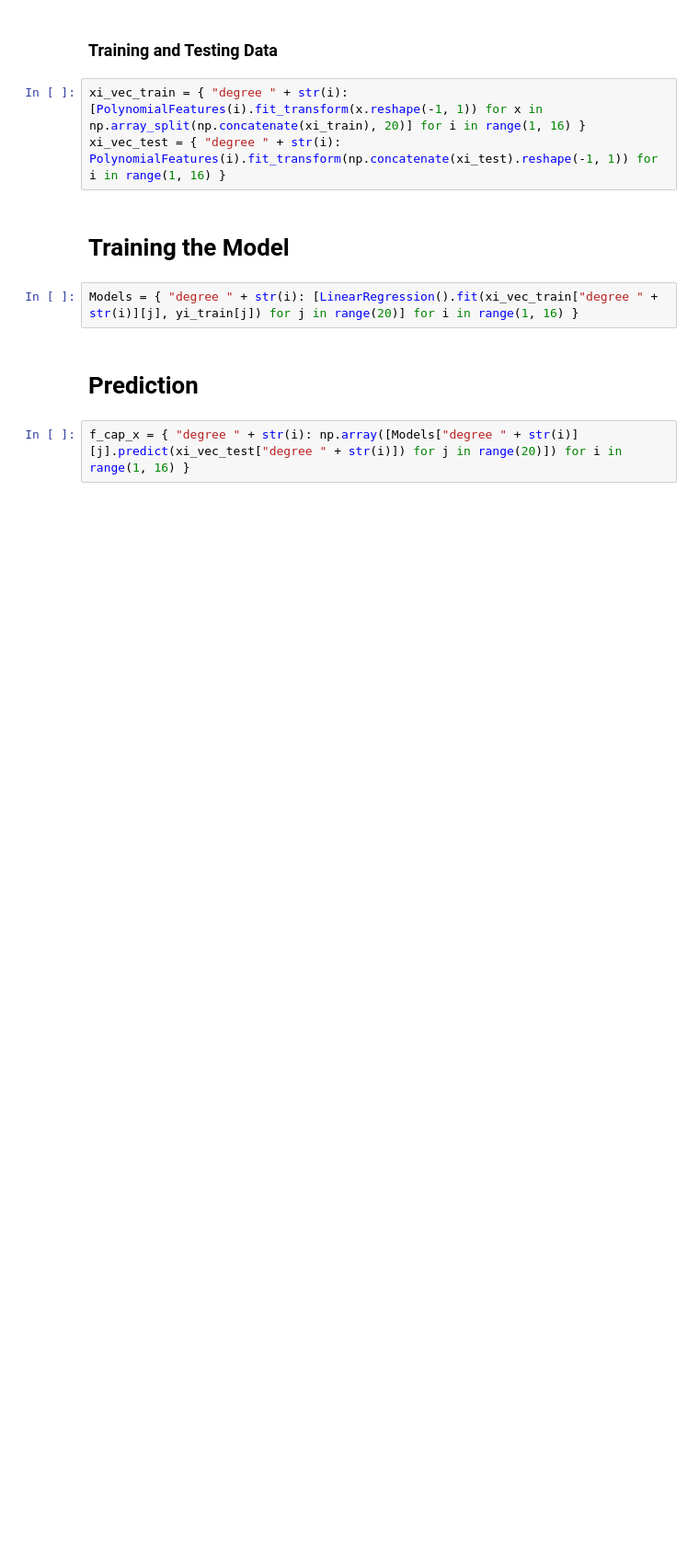
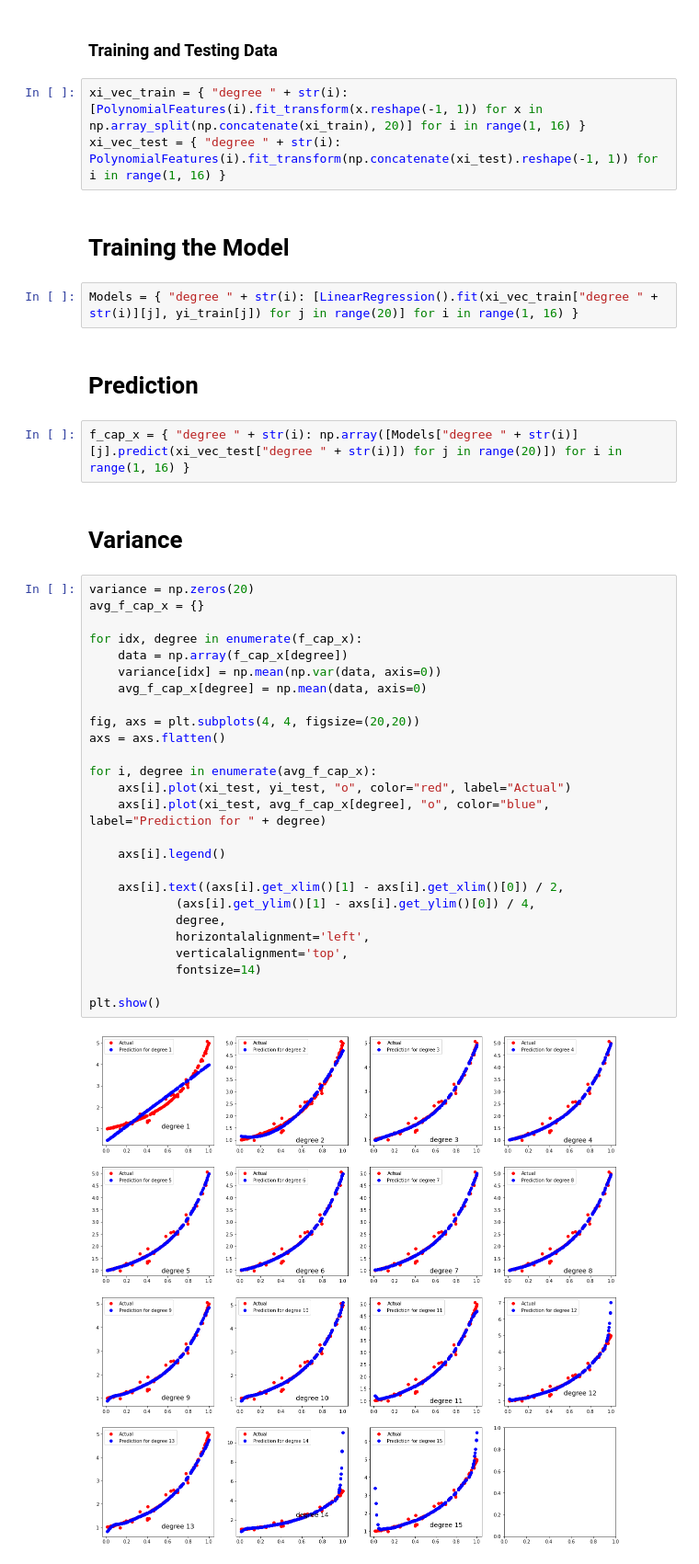
Before and after one commit to talib-sid/Bias-Variance-Tradeoff, a Jupyter notebook: code.ipynb, the cells around one changed output. Shown at 92% size. Cells and saved outputs as stored; diff of their text form; blank space fills up the shorter version.

Commit message:
Kaggle Notebook | MDL_Ass2 | Bias-Variance

```diff
--- a/code.ipynb
+++ b/code.ipynb
@@ -42,3 +43,33 @@ Models = { "degree " + str(i): [LinearRegression().fit(xi_vec_train["degree " +
 # **Prediction**
 # %%
 f_cap_x = { "degree " + str(i): np.array([Models["degree " + str(i)][j].predict(xi_vec_test["degree " + str(i)]) for j in range(20)]) for i in range(1, 16) }
+# %% [markdown]
+# **Variance**
+# %%
+variance = np.zeros(20)
+avg_f_cap_x = {}
+
+for idx, degree in enumerate(f_cap_x):
+    data = np.array(f_cap_x[degree])
+    variance[idx] = np.mean(np.var(data, axis=0))
+    avg_f_cap_x[degree] = np.mean(data, axis=0)
+
+fig, axs = plt.subplots(4, 4, figsize=(20,20))
+axs = axs.flatten()
+
+for i, degree in enumerate(avg_f_cap_x):
+    axs[i].plot(xi_test, yi_test, "o", color="red", label="Actual")
+    axs[i].plot(xi_test, avg_f_cap_x[degree], "o", color="blue", label="Prediction for " + degree)
+
+    axs[i].legend()
+
+    axs[i].text((axs[i].get_xlim()[1] - axs[i].get_xlim()[0]) / 2,
+            (axs[i].get_ylim()[1] - axs[i].get_ylim()[0]) / 4,
+            degree,
+            horizontalalignment='left',
+            verticalalignment='top',
+            fontsize=14)
+
+plt.show()
+# %% [output]
+[figure, added]
```
Also changed, not shown: parts of 6 cells of this notebook.
